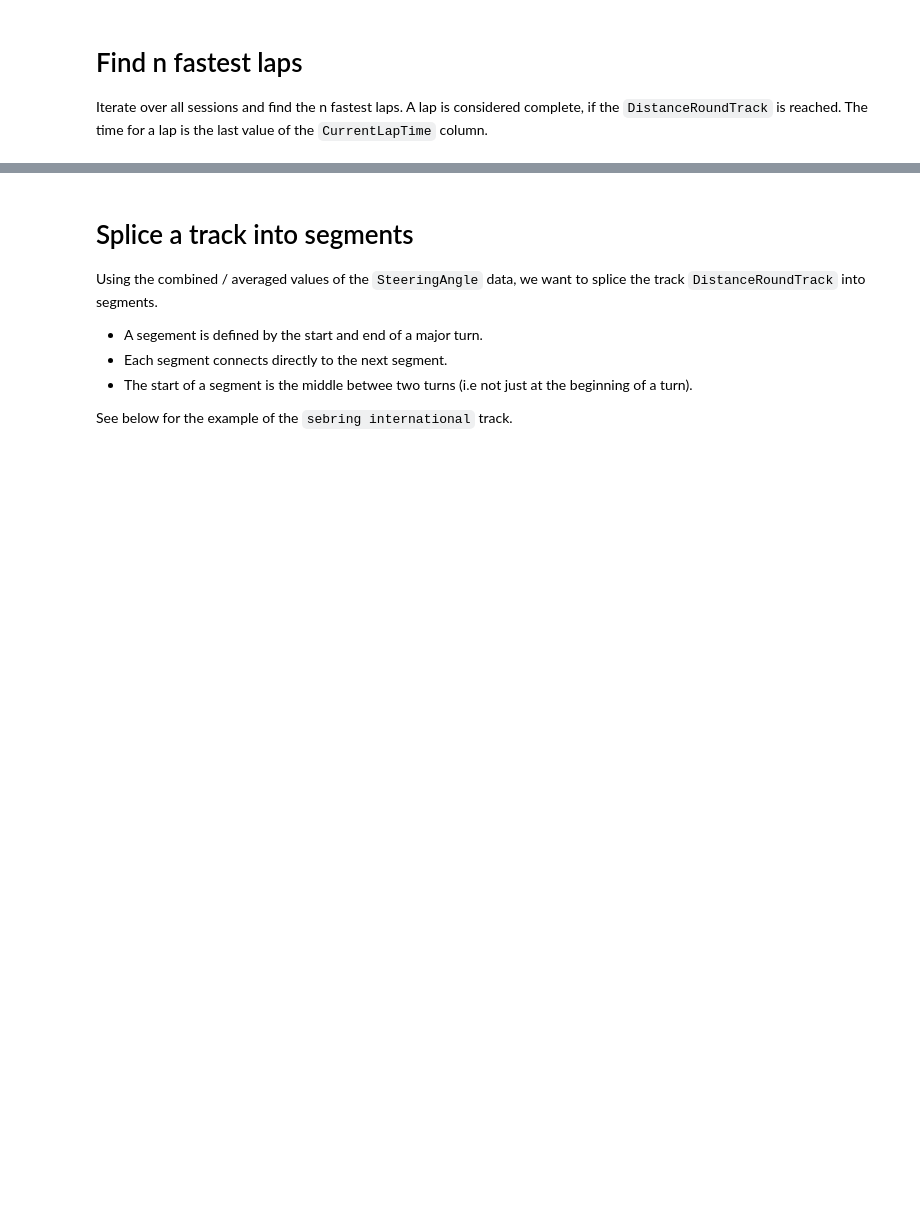
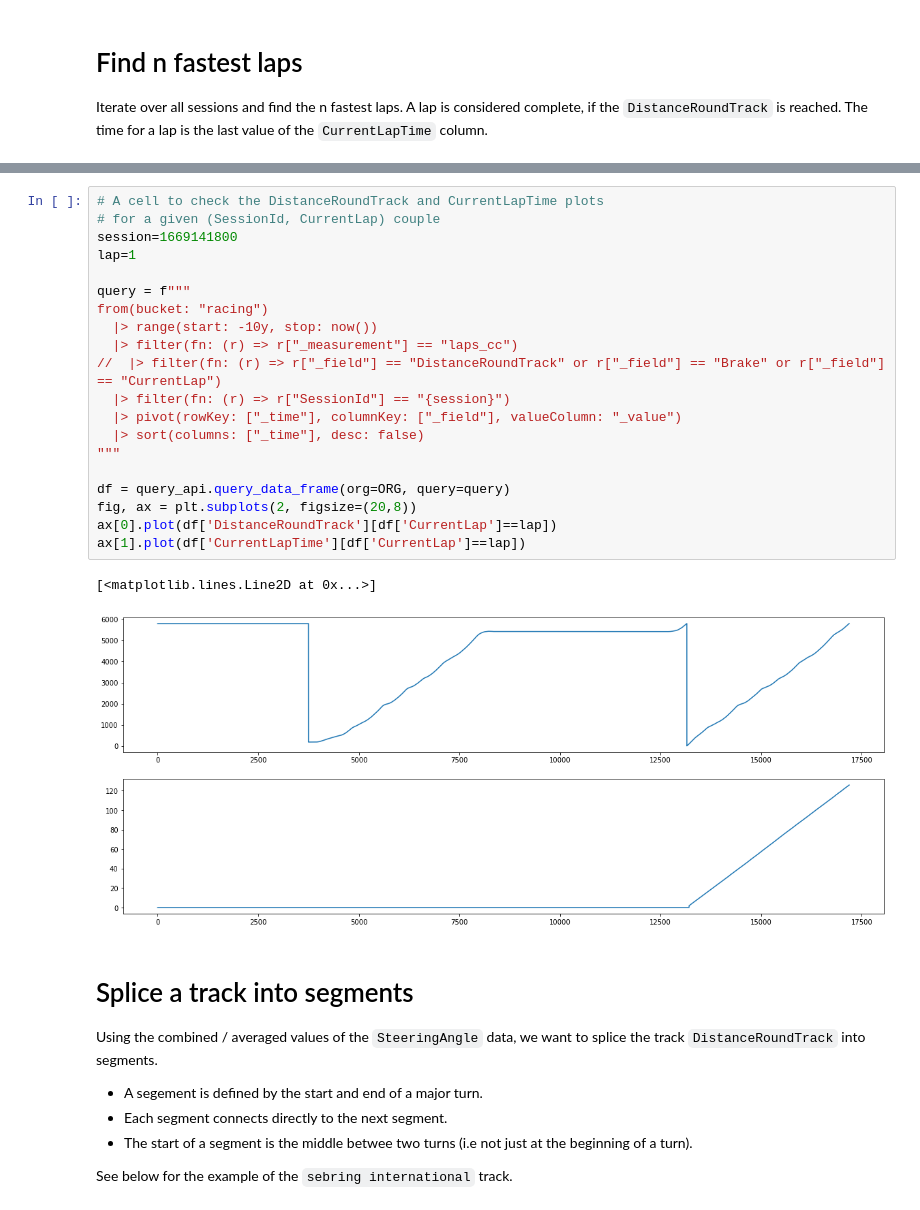
Before and after one commit to b4mad/racing, a Jupyter notebook: notebooks/fast_lap_analysis.ipynb, the cells around one changed output, grey strips where cells are left out. Saved outputs shown, nothing was run; the diff lists cells and outputs as text; blank space fills up the shorter version.

Commit message:
Implement some cells to find the n fastest laps of all sessions

```diff
--- a/notebooks/fast_lap_analysis.ipynb
+++ b/notebooks/fast_lap_analysis.ipynb
@@ -156,3 +263,26 @@ Iterate over all sessions and find the n fastest laps. A lap is considered compl
+# %%
+# A cell to check the DistanceRoundTrack and CurrentLapTime plots
+# for a given (SessionId, CurrentLap) couple
+session=1669141800
+lap=1
+
+query = f"""
+from(bucket: "racing")
+  |> range(start: -10y, stop: now())
+  |> filter(fn: (r) => r["_measurement"] == "laps_cc")
+//  |> filter(fn: (r) => r["_field"] == "DistanceRoundTrack" or r["_field"] == "Brake" or r["_field"] == "CurrentLap")
+  |> filter(fn: (r) => r["SessionId"] == "{session}")
+  |> pivot(rowKey: ["_time"], columnKey: ["_field"], valueColumn: "_value")
+  |> sort(columns: ["_time"], desc: false)
+"""
+
+df = query_api.query_data_frame(org=ORG, query=query)
+fig, ax = plt.subplots(2, figsize=(20,8))
+ax[0].plot(df['DistanceRoundTrack'][df['CurrentLap']==lap])
+ax[1].plot(df['CurrentLapTime'][df['CurrentLap']==lap])
+# %% [output]
+[<matplotlib.lines.Line2D at 0x...>]
+[figure, added]
 # %% [markdown]
 # Splice a track into segments
 
```
Also changed, not shown: parts of 12 cells of this notebook.
